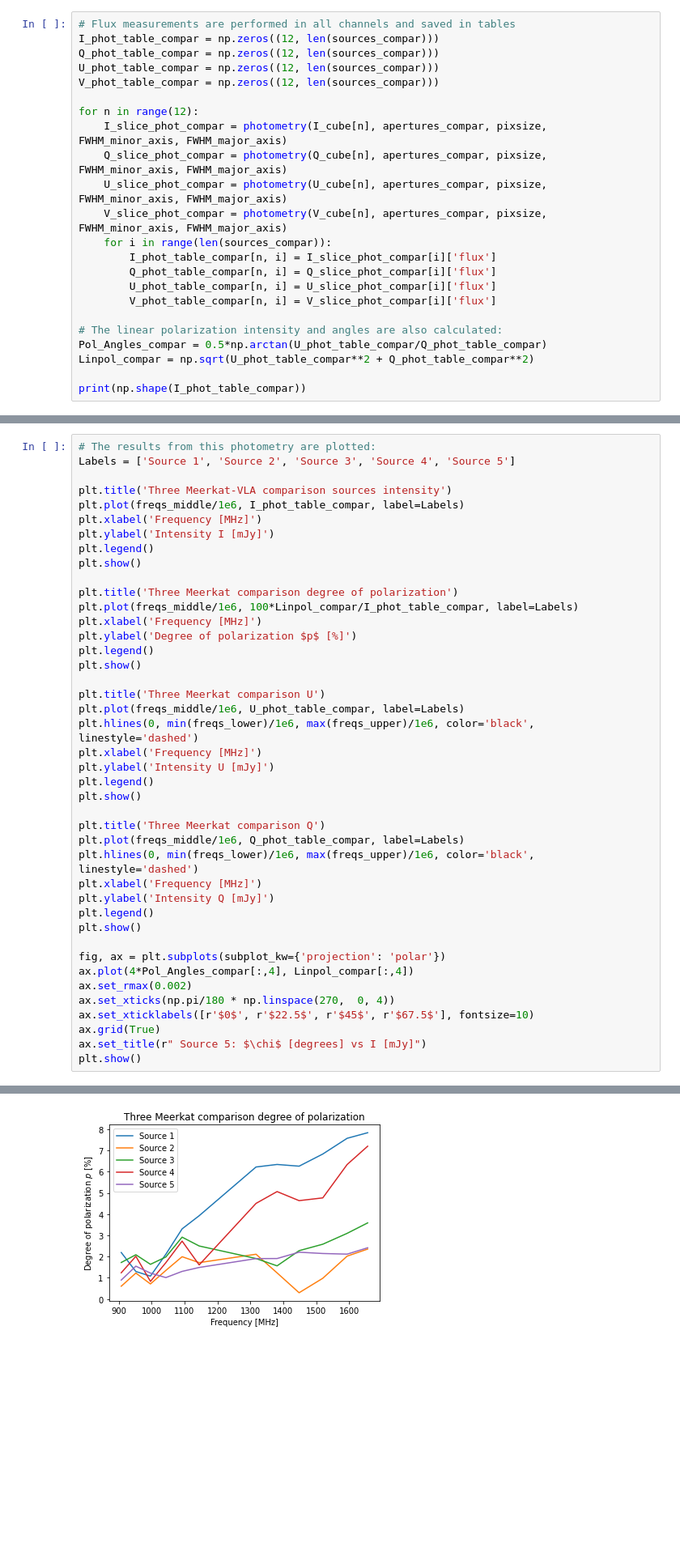
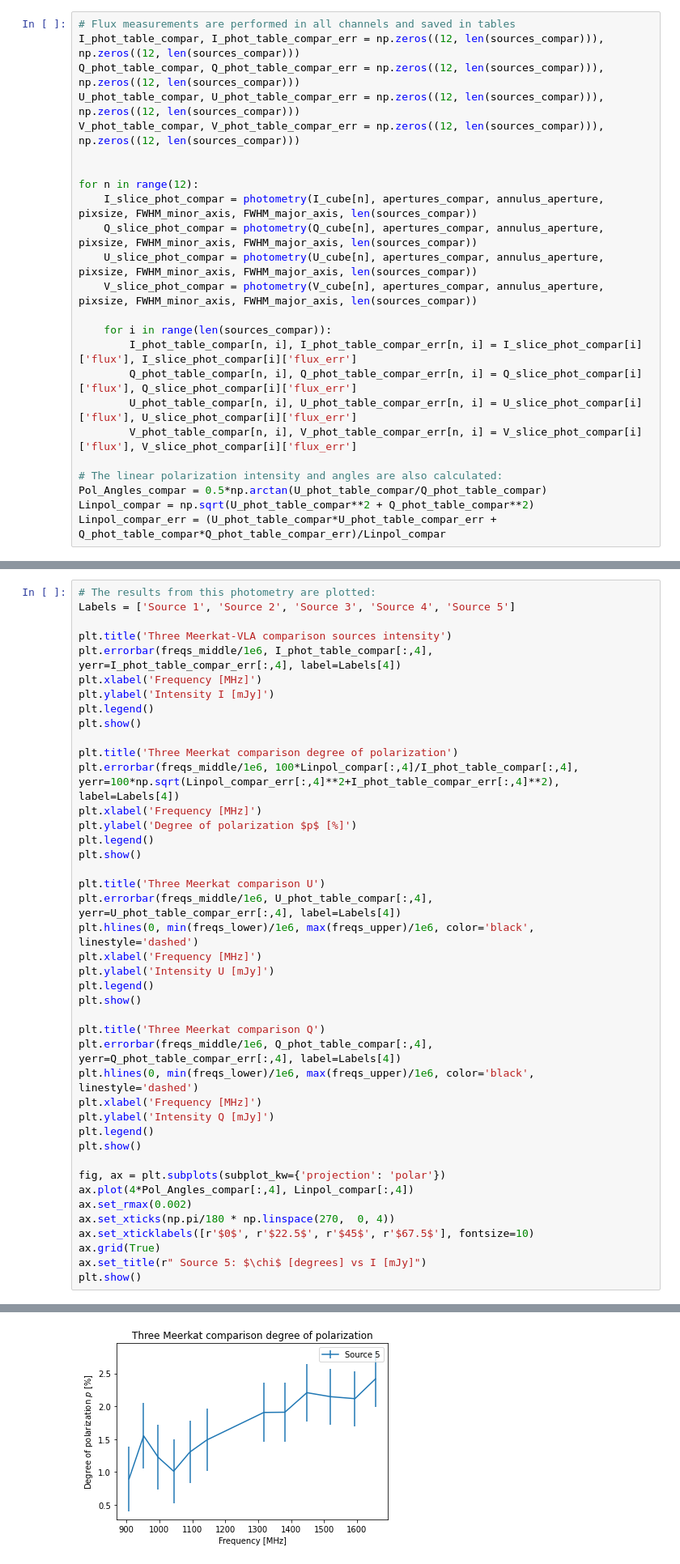
Before and after one commit to Woutmg/Meerkat_FracPol, a Jupyter notebook: Abell 85 Comparison VLA Meerkat Data.ipynb, the cells around one changed output, grey strips where cells are left out. Shown at 81% size. Cells and saved outputs as stored; diff of their text form; blank space fills up the shorter version.

Commit message:
Error analysis added

```diff
--- a/Abell 85 Comparison VLA Meerkat Data.ipynb
+++ b/Abell 85 Comparison VLA Meerkat Data.ipynb
@@ -155,23 +160,24 @@ print(phot_table_compar)
 # %%
 # Flux measurements are performed in all channels and saved in tables
-I_phot_table_compar = np.zeros((12, len(sources_compar)))
-Q_phot_table_compar = np.zeros((12, len(sources_compar)))
-U_phot_table_compar = np.zeros((12, len(sources_compar)))
-V_phot_table_compar = np.zeros((12, len(sources_compar)))
+I_phot_table_compar, I_phot_table_compar_err = np.zeros((12, len(sources_compar))), np.zeros((12, len(sources_compar)))
+Q_phot_table_compar, Q_phot_table_compar_err = np.zeros((12, len(sources_compar))), np.zeros((12, len(sources_compar)))
+U_phot_table_compar, U_phot_table_compar_err = np.zeros((12, len(sources_compar))), np.zeros((12, len(sources_compar)))
+V_phot_table_compar, V_phot_table_compar_err = np.zeros((12, len(sources_compar))), np.zeros((12, len(sources_compar)))
+
 
 for n in range(12):
-    I_slice_phot_compar = photometry(I_cube[n], apertures_compar, pixsize, FWHM_minor_axis, FWHM_major_axis)
-    Q_slice_phot_compar = photometry(Q_cube[n], apertures_compar, pixsize, FWHM_minor_axis, FWHM_major_axis)
-    U_slice_phot_compar = photometry(U_cube[n], apertures_compar, pixsize, FWHM_minor_axis, FWHM_major_axis)
-    V_slice_phot_compar = photometry(V_cube[n], apertures_compar, pixsize, FWHM_minor_axis, FWHM_major_axis)
+    I_slice_phot_compar = photometry(I_cube[n], apertures_compar, annulus_aperture, pixsize, FWHM_minor_axis, FWHM_major_axis, len(sources_compar))
+    Q_slice_phot_compar = photometry(Q_cube[n], apertures_compar, annulus_aperture, pixsize, FWHM_minor_axis, FWHM_major_axis, len(sources_compar))
+    U_slice_phot_compar = photometry(U_cube[n], apertures_compar, annulus_aperture, pixsize, FWHM_minor_axis, FWHM_major_axis, len(sources_compar))
+    V_slice_phot_compar = photometry(V_cube[n], apertures_compar, annulus_aperture, pixsize, FWHM_minor_axis, FWHM_major_axis, len(sources_compar))
+
     for i in range(len(sources_compar)):
-        I_phot_table_compar[n, i] = I_slice_phot_compar[i]['flux']
-        Q_phot_table_compar[n, i] = Q_slice_phot_compar[i]['flux']
-        U_phot_table_compar[n, i] = U_slice_phot_compar[i]['flux']
-        V_phot_table_compar[n, i] = V_slice_phot_compar[i]['flux']
+        I_phot_table_compar[n, i], I_phot_table_compar_err[n, i] = I_slice_phot_compar[i]['flux'], I_slice_phot_compar[i]['flux_err']
+        Q_phot_table_compar[n, i], Q_phot_table_compar_err[n, i] = Q_slice_phot_compar[i]['flux'], Q_slice_phot_compar[i]['flux_err']
+        U_phot_table_compar[n, i], U_phot_table_compar_err[n, i] = U_slice_phot_compar[i]['flux'], U_slice_phot_compar[i]['flux_err']
+        V_phot_table_compar[n, i], V_phot_table_compar_err[n, i] = V_slice_phot_compar[i]['flux'], V_slice_phot_compar[i]['flux_err']
 
 # The linear polarization intensity and angles are also calculated:
 Pol_Angles_compar = 0.5*np.arctan(U_phot_table_compar/Q_phot_table_compar)
 Linpol_compar = np.sqrt(U_phot_table_compar**2 + Q_phot_table_compar**2)
-
-print(np.shape(I_phot_table_compar))
+Linpol_compar_err = (U_phot_table_compar*U_phot_table_compar_err + Q_phot_table_compar*Q_phot_table_compar_err)/Linpol_compar
@@ -182,21 +186,21 @@ print(np.shape(I_phot_table_compar))
 Labels = ['Source 1', 'Source 2', 'Source 3', 'Source 4', 'Source 5']
 
 plt.title('Three Meerkat-VLA comparison sources intensity')
-plt.plot(freqs_middle/1e6, I_phot_table_compar, label=Labels)
+plt.errorbar(freqs_middle/1e6, I_phot_table_compar[:,4], yerr=I_phot_table_compar_err[:,4], label=Labels[4])
 plt.xlabel('Frequency [MHz]')
 plt.ylabel('Intensity I [mJy]')
 plt.legend()
 plt.show()
 
 plt.title('Three Meerkat comparison degree of polarization')
-plt.plot(freqs_middle/1e6, 100*Linpol_compar/I_phot_table_compar, label=Labels)
+plt.errorbar(freqs_middle/1e6, 100*Linpol_compar[:,4]/I_phot_table_compar[:,4], yerr=100*np.sqrt(Linpol_compar_err[:,4]**2+I_phot_table_compar_err[:,4]**2), label=Labels[4])
 plt.xlabel('Frequency [MHz]')
 plt.ylabel('Degree of polarization $p$ [%]')
 plt.legend()
 plt.show()
 
 plt.title('Three Meerkat comparison U')
-plt.plot(freqs_middle/1e6, U_phot_table_compar, label=Labels)
+plt.errorbar(freqs_middle/1e6, U_phot_table_compar[:,4], yerr=U_phot_table_compar_err[:,4], label=Labels[4])
 plt.hlines(0, min(freqs_lower)/1e6, max(freqs_upper)/1e6, color='black', linestyle='dashed')
 plt.xlabel('Frequency [MHz]')
 plt.ylabel('Intensity U [mJy]')
@@ -204,7 +208,7 @@ plt.legend()
 plt.show()
 
 plt.title('Three Meerkat comparison Q')
-plt.plot(freqs_middle/1e6, Q_phot_table_compar, label=Labels)
+plt.errorbar(freqs_middle/1e6, Q_phot_table_compar[:,4], yerr=Q_phot_table_compar_err[:,4], label=Labels[4])
 plt.hlines(0, min(freqs_lower)/1e6, max(freqs_upper)/1e6, color='black', linestyle='dashed')
 plt.xlabel('Frequency [MHz]')
 plt.ylabel('Intensity Q [mJy]')
@@ -224 +228 @@ plt.show()
-[figure, old version]
+[figure, new version]
```
Also changed, not shown: parts of 11 cells of this notebook, 8 other files.
